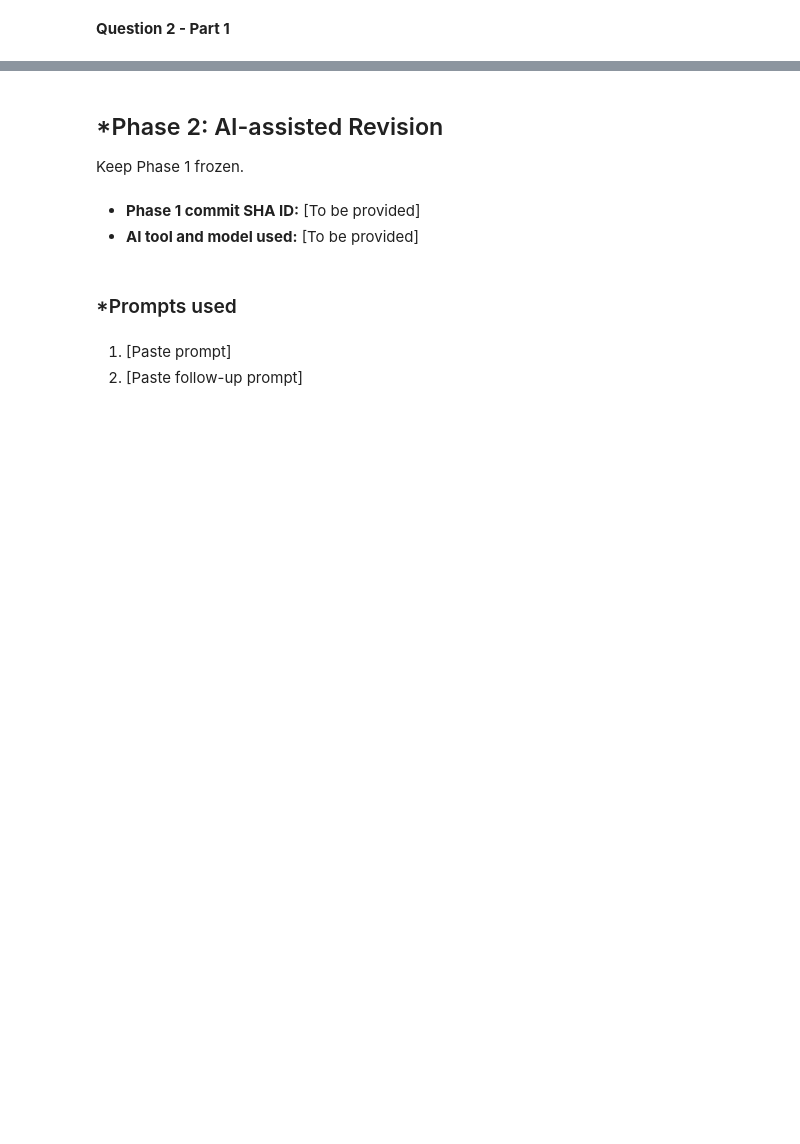
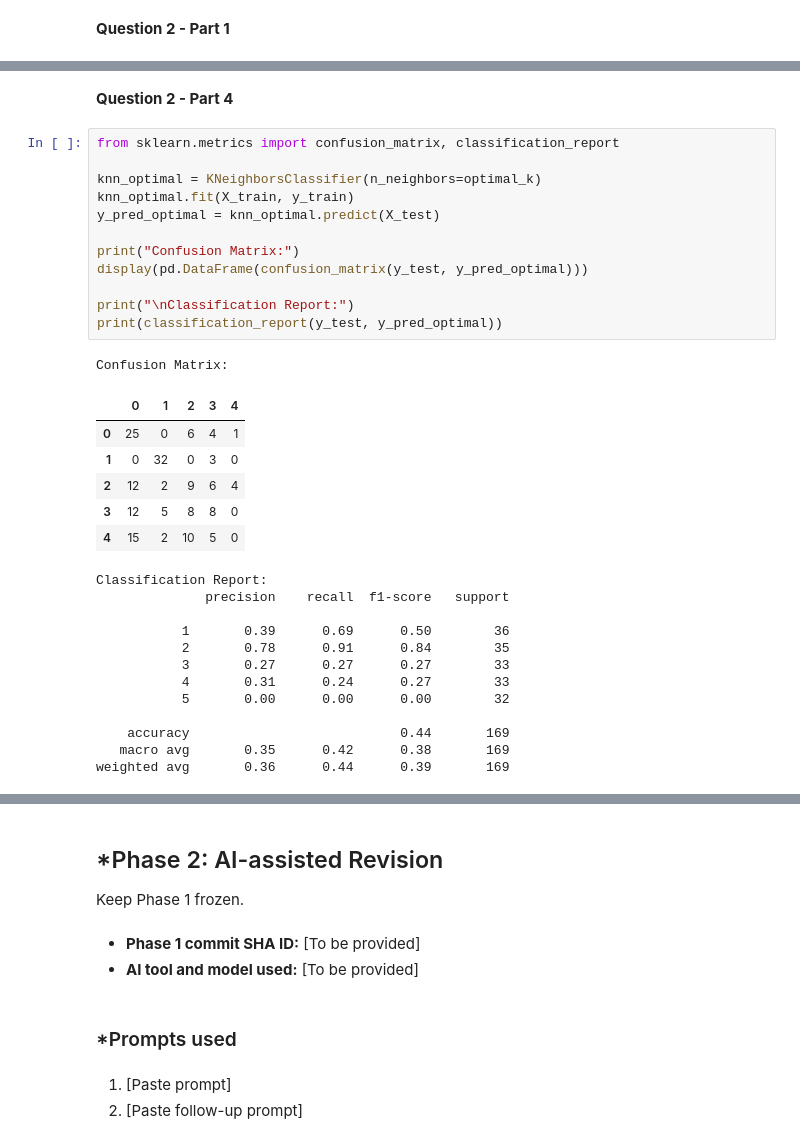
Before and after one commit to nithyasg05/A03-knn, a Jupyter notebook: DS 3001 - A03.ipynb, the cells around one changed output, grey strips where cells are left out. Cells and saved outputs as stored; diff of their text form; blank space fills up the shorter version.

```diff
--- a/DS 3001 - A03.ipynb
+++ b/DS 3001 - A03.ipynb
@@ -55,0 +244,34 @@ SyntaxError: invalid syntax (2053585921.py, line 1)
+# %% [markdown]
+**Question 2 - Part 4**
+# %%
+from sklearn.metrics import confusion_matrix, classification_report
+
+knn_optimal = KNeighborsClassifier(n_neighbors=optimal_k)
+knn_optimal.fit(X_train, y_train)
+y_pred_optimal = knn_optimal.predict(X_test)
+
+print("Confusion Matrix:")
+display(pd.DataFrame(confusion_matrix(y_test, y_pred_optimal)))
+
+print("\nClassification Report:")
+print(classification_report(y_test, y_pred_optimal))
+# %% [output]
+Confusion Matrix:
+|  | 0 | 1 | 2 | 3 | 4 |
+| 0 | 25 | 0 | 6 | 4 | 1 |
+| 1 | 0 | 32 | 0 | 3 | 0 |
+| 2 | 12 | 2 | 9 | 6 | 4 |
+| 3 | 12 | 5 | 8 | 8 | 0 |
+| 4 | 15 | 2 | 10 | 5 | 0 |
+Classification Report:
+              precision    recall  f1-score   support
+
+           1       0.39      0.69      0.50        36
+           2       0.78      0.91      0.84        35
+           3       0.27      0.27      0.27        33
+           4       0.31      0.24      0.27        33
+           5       0.00      0.00      0.00        32
+
+    accuracy                           0.44       169
+   macro avg       0.35      0.42      0.38       169
+weighted avg       0.36      0.44      0.39       169
```
Also changed, not shown: parts of 26 cells of this notebook.
